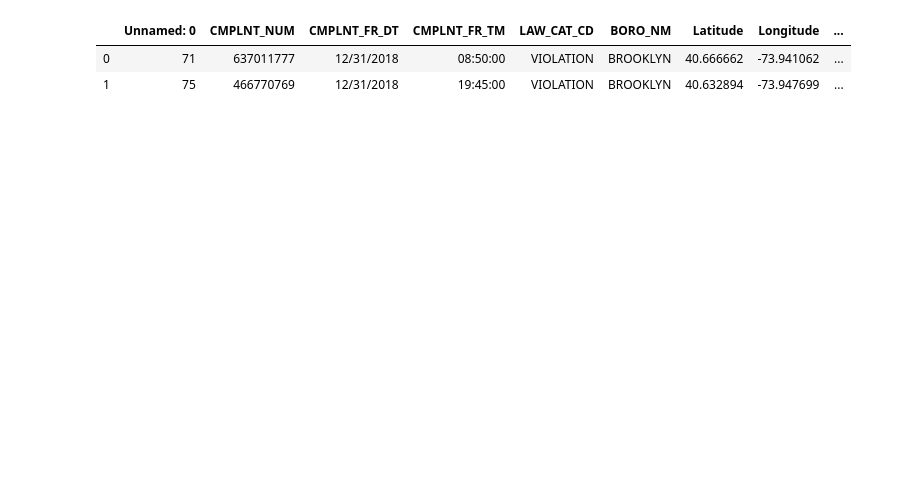
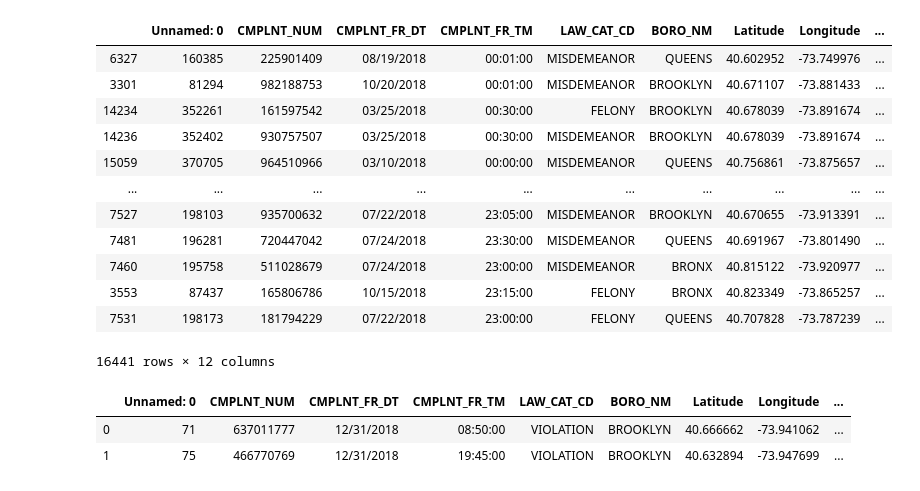
Before and after one commit to TZstatsADS/fall2019-proj2--sec2-grp8, a Jupyter notebook: doc/sl proj2 group8.ipynb, the cells around one changed output. Saved outputs shown, nothing was run; the diff lists cells and outputs as text; code cells hidden in the pictures; blank space fills up the shorter version.

```diff
--- a/doc/sl proj2 group8.ipynb
+++ b/doc/sl proj2 group8.ipynb
@@ -6,0 +67,9 @@ updated_activities = pd.read_csv("../data/updated_activities.csv")
+# %%
+crime_time = crime.copy()
+# %%
+import  time
+hour_list = []
+for i in time_str:
+    hour_list.append(int(i.split(":")[0]))
+# %%
+crime_time['hour'] = hour_list
@@ -6,0 +85,18 @@ updated_activities = pd.read_csv("../data/updated_activities.csv")
+# %%
+crime_time_sort =crime_time.sort_values(by=['hour'])
+# %%
+crime_time_sort
+# %% [output]
+|  | Unnamed: 0 | CMPLNT_NUM | CMPLNT_FR_DT | CMPLNT_FR_TM | LAW_CAT_CD | BORO_NM | Latitude | Longitude | ... |
+| 6327 | 160385 | 225901409 | 08/19/2018 | 00:01:00 | MISDEMEANOR | QUEENS | 40.602952 | -73.749976 | ... |
+| 3301 | 81294 | 982188753 | 10/20/2018 | 00:01:00 | MISDEMEANOR | BROOKLYN | 40.671107 | -73.881433 | ... |
+| 14234 | 352261 | 161597542 | 03/25/2018 | 00:30:00 | FELONY | BROOKLYN | 40.678039 | -73.891674 | ... |
+| 14236 | 352402 | 930757507 | 03/25/2018 | 00:30:00 | MISDEMEANOR | BROOKLYN | 40.678039 | -73.891674 | ... |
+| 15059 | 370705 | 964510966 | 03/10/2018 | 00:00:00 | MISDEMEANOR | QUEENS | 40.756861 | -73.875657 | ... |
+| ... | ... | ... | ... | ... | ... | ... | ... | ... | ... |
+| 7527 | 198103 | 935700632 | 07/22/2018 | 23:05:00 | MISDEMEANOR | BROOKLYN | 40.670655 | -73.913391 | ... |
+| 7481 | 196281 | 720447042 | 07/24/2018 | 23:30:00 | MISDEMEANOR | QUEENS | 40.691967 | -73.801490 | ... |
+| 7460 | 195758 | 511028679 | 07/24/2018 | 23:00:00 | MISDEMEANOR | BRONX | 40.815122 | -73.920977 | ... |
+| 3553 | 87437 | 165806786 | 10/15/2018 | 23:15:00 | FELONY | BRONX | 40.823349 | -73.865257 | ... |
+| 7531 | 198173 | 181794229 | 07/22/2018 | 23:00:00 | FELONY | QUEENS | 40.707828 | -73.787239 | ... |
+16441 rows × 12 columns
```
Also changed, not shown: parts of 11 cells of this notebook, 4 other files.
